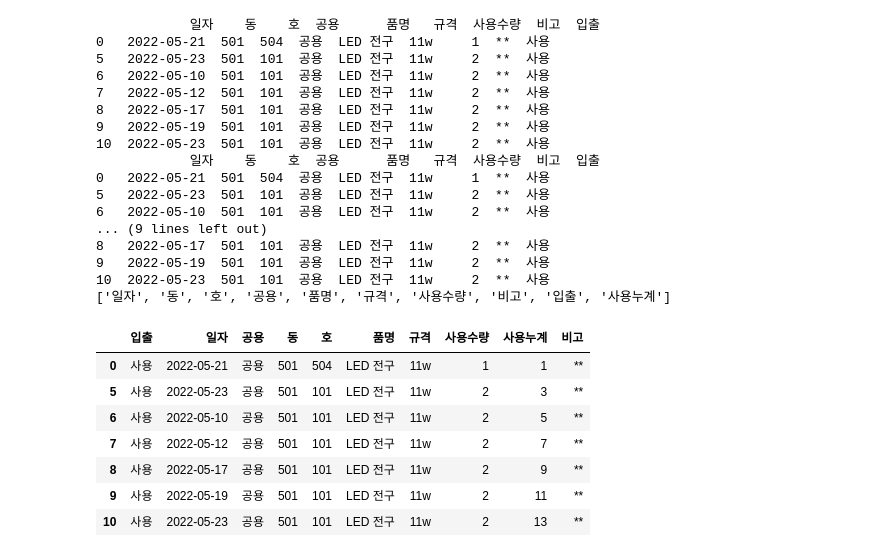
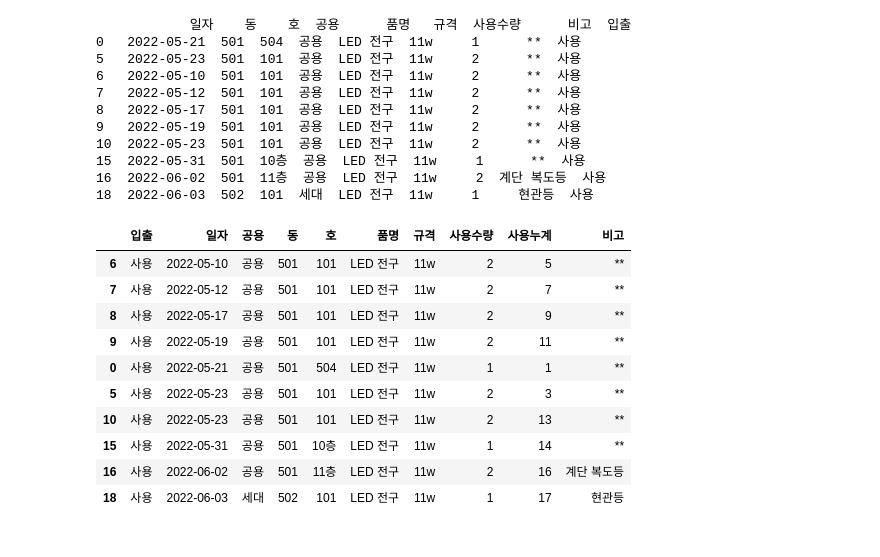
Before and after one commit to limhoontaig/pygame, a Jupyter notebook: Nado Game/pyqt5/자재관리/sampledevelop.ipynb, the cells around one changed output. Drawn from its saved outputs; the diff is of its cells as text; code cells hidden in the pictures.

```diff
--- a/Nado Game/pyqt5/자재관리/sampledevelop.ipynb
+++ b/Nado Game/pyqt5/자재관리/sampledevelop.ipynb
@@ -208,57 +269,55 @@ dfIn_sel             일자      품명   규격  입고수량    구입금액
 # %%
 def detailed_out_view():
     dfO = out_df()
 
     dfO['입출'] = '사용'
     dfO.rename(columns = {'사용일':'일자'}, inplace=True)
     dfOut = df_status_selection(dfO)
     print(dfOut)
     items = set(dfOut['품명'].unique())
     specs = set(dfOut['규격'].unique())
     temp_list = []
     for item in items:
         #print(item)
         for spec in specs:
             #print(spec)
             #print(dfIn)
             dfOut_sel = dfOut[((dfOut['품명'] == item) & (dfOut['규격'] ==  spec))]
-            print(dfOut_sel)
+            #print(dfOut_sel)
 
             dfOut_sel = dfOut[((dfOut['품명'] == item) & (dfOut['규격'] == spec))]
-            print('dfOut_sel',dfOut_sel)
+            #print('dfOut_sel',dfOut_sel)
             dfOut_sel['사용누계'] = dfOut_sel['사용수량'].cumsum()
             columns = dfOut_sel.columns.tolist()
-            print(columns)
+            #print(columns)
 
 
             dfOut_sel = dfOut_sel[['입출','일자','공용','동','호', '품명', '규격', '사용수량', '사용누계', '비고', ]]
             temp_list.append(dfOut_sel)
     return temp_list
 temp_list =  detailed_out_view()
-temp_list[0]
+df_total = temp_list[0]
+df_total.sort_values(by=['일자'])
 # %% [output]
-            일자    동    호  공용      품명   규격  사용수량  비고  입출
-0   2022-05-21  501  504  공용  LED 전구  11w     1  **  사용
-5   2022-05-23  501  101  공용  LED 전구  11w     2  **  사용
-6   2022-05-10  501  101  공용  LED 전구  11w     2  **  사용
-7   2022-05-12  501  101  공용  LED 전구  11w     2  **  사용
-8   2022-05-17  501  101  공용  LED 전구  11w     2  **  사용
-9   2022-05-19  501  101  공용  LED 전구  11w     2  **  사용
-10  2022-05-23  501  101  공용  LED 전구  11w     2  **  사용
-            일자    동    호  공용      품명   규격  사용수량  비고  입출
-0   2022-05-21  501  504  공용  LED 전구  11w     1  **  사용
-5   2022-05-23  501  101  공용  LED 전구  11w     2  **  사용
-6   2022-05-10  501  101  공용  LED 전구  11w     2  **  사용
-... (9 lines left out)
-8   2022-05-17  501  101  공용  LED 전구  11w     2  **  사용
-9   2022-05-19  501  101  공용  LED 전구  11w     2  **  사용
-10  2022-05-23  501  101  공용  LED 전구  11w     2  **  사용
-['일자', '동', '호', '공용', '품명', '규격', '사용수량', '비고', '입출', '사용누계']
+            일자    동    호  공용      품명   규격  사용수량      비고  입출
+0   2022-05-21  501  504  공용  LED 전구  11w     1      **  사용
+5   2022-05-23  501  101  공용  LED 전구  11w     2      **  사용
+6   2022-05-10  501  101  공용  LED 전구  11w     2      **  사용
+7   2022-05-12  501  101  공용  LED 전구  11w     2      **  사용
+8   2022-05-17  501  101  공용  LED 전구  11w     2      **  사용
+9   2022-05-19  501  101  공용  LED 전구  11w     2      **  사용
+10  2022-05-23  501  101  공용  LED 전구  11w     2      **  사용
+15  2022-05-31  501  10층  공용  LED 전구  11w     1      **  사용
+16  2022-06-02  501  11층  공용  LED 전구  11w     2  계단 복도등  사용
+18  2022-06-03  502  101  세대  LED 전구  11w     1     현관등  사용
 |  | 입출 | 일자 | 공용 | 동 | 호 | 품명 | 규격 | 사용수량 | 사용누계 | 비고 |
-| 0 | 사용 | 2022-05-21 | 공용 | 501 | 504 | LED 전구 | 11w | 1 | 1 | ** |
-| 5 | 사용 | 2022-05-23 | 공용 | 501 | 101 | LED 전구 | 11w | 2 | 3 | ** |
 | 6 | 사용 | 2022-05-10 | 공용 | 501 | 101 | LED 전구 | 11w | 2 | 5 | ** |
 | 7 | 사용 | 2022-05-12 | 공용 | 501 | 101 | LED 전구 | 11w | 2 | 7 | ** |
 | 8 | 사용 | 2022-05-17 | 공용 | 501 | 101 | LED 전구 | 11w | 2 | 9 | ** |
 | 9 | 사용 | 2022-05-19 | 공용 | 501 | 101 | LED 전구 | 11w | 2 | 11 | ** |
+| 0 | 사용 | 2022-05-21 | 공용 | 501 | 504 | LED 전구 | 11w | 1 | 1 | ** |
+| 5 | 사용 | 2022-05-23 | 공용 | 501 | 101 | LED 전구 | 11w | 2 | 3 | ** |
 | 10 | 사용 | 2022-05-23 | 공용 | 501 | 101 | LED 전구 | 11w | 2 | 13 | ** |
+| 15 | 사용 | 2022-05-31 | 공용 | 501 | 10층 | LED 전구 | 11w | 1 | 14 | ** |
+| 16 | 사용 | 2022-06-02 | 공용 | 501 | 11층 | LED 전구 | 11w | 2 | 16 | 계단 복도등 |
+| 18 | 사용 | 2022-06-03 | 세대 | 502 | 101 | LED 전구 | 11w | 1 | 17 | 현관등 |
```
Also changed, not shown: parts of 12 cells of this notebook, 5 other files.
